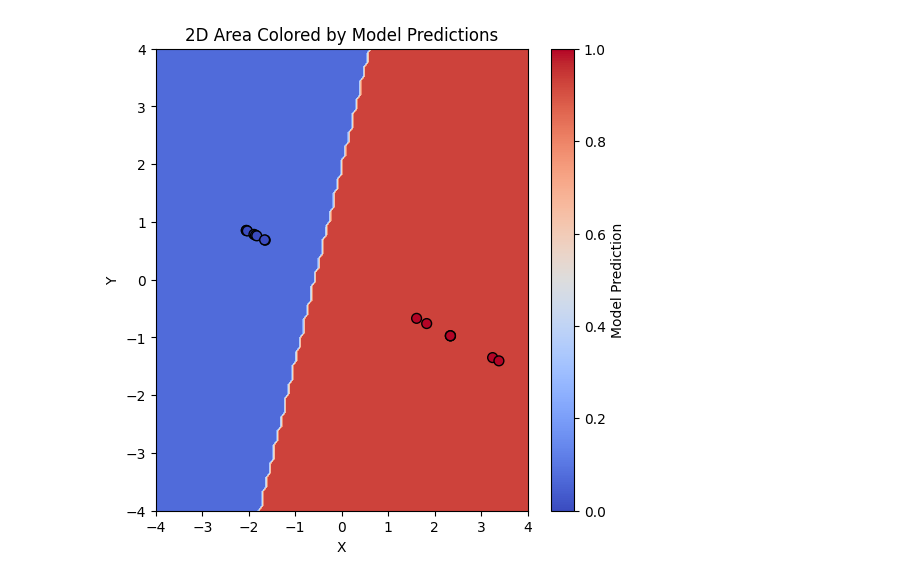
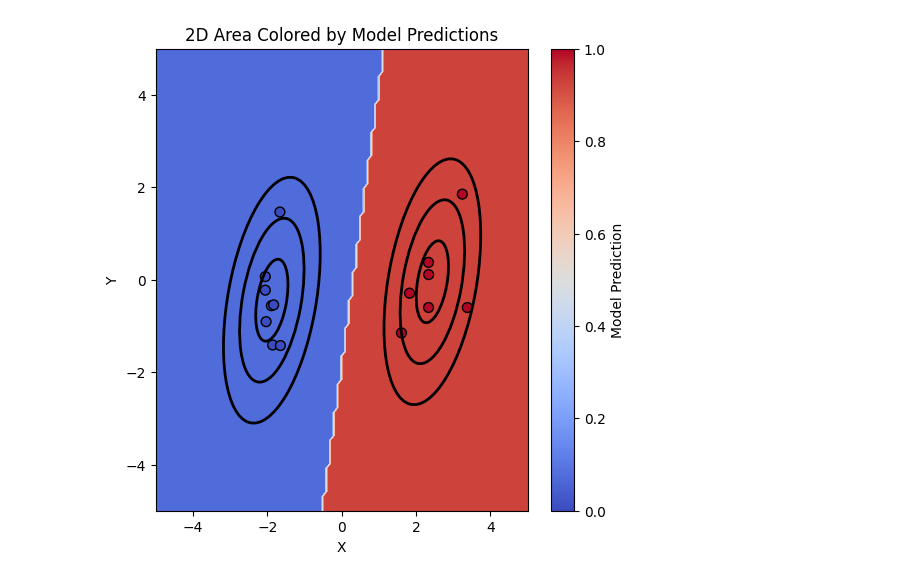
Before and after one commit to IlayeeSade/Learning-Algorithms-Implementations, a Jupyter notebook: Gaussian_Discriminative_Analysis.ipynb, the cells around one changed output. Drawn from its saved outputs; the diff is of its cells as text; code cells hidden in the pictures.

```diff
--- a/Gaussian_Discriminative_Analysis.ipynb
+++ b/Gaussian_Discriminative_Analysis.ipynb
@@ -55,33 +57,57 @@ class GDA:
 # %%
 # Generate a 2D linearly separable dataset
 x, y = make_classification(n_samples=15, n_features=2, n_informative=1,
-                           n_redundant=1, n_clusters_per_class=1, class_sep=2.0, random_state=42)
+                           n_redundant=0, n_clusters_per_class=1, class_sep=2.0, random_state=42)
 # %%
 GDA_model = GDA()
 GDA_model.fit(x, y)
+# %%
+def plot_covariance_ellipses(mean, cov, ax, **kwargs):
+    # Compute eigenvalues and eigenvectors of the covariance matrix
+    eigenvalues, eigenvectors = np.linalg.eigh(cov)
+
+    # Compute the angle of the ellipse in degrees
+    angle = np.degrees(np.arctan2(*eigenvectors[:, 0][::-1]))
+
+    for n_std in range(1, 4):  # Plot 1σ, 2σ, and 3σ ellipses
+        # Width and height of the ellipse are proportional to the square roots of eigenvalues
+        width, height = 2 * n_std * np.sqrt(eigenvalues)
+
+        # Create an ellipse patch
+        ellipse = Ellipse(mean, width, height, angle, edgecolor=kwargs.get('edgecolor', 'black'),
+                          facecolor='none', lw=kwargs.get('lw', 2), linestyle=kwargs.get('linestyle', '-'))
+
+        # Add the ellipse to the plot
+        ax.add_patch(ellipse)
 # %%
 def model_predict(x, y):
     arr = np.array([x, y])
     return GDA_model.predict(arr.reshape(2,-1).T)
 
 # Define the range of the 2D plot
-x_range = np.linspace(-4, 4, 100)
-y_range = np.linspace(-4, 4, 100)
+x_range = np.linspace(-5, 5, 100)
+y_range = np.linspace(-5, 5, 100)
 
 # Create a meshgrid for the x and y coordinates
 X, Y = np.meshgrid(x_range, y_range)
 
 # Get predictions for each (x, y) pair
 Z = model_predict(X, Y).reshape(100,100)
 
 # Create the plot
-plt.figure(figsize=(6, 6))
+fig, ax = plt.subplots(figsize=(6, 6))
 plt.contourf(X, Y, Z, cmap='coolwarm')
 plt.scatter(x[:, 0], x[:, 1], c=y, cmap='coolwarm', s=50, edgecolor='k')
 plt.colorbar(label='Model Prediction')
+
+# Now, assuming GDA_model has means_ and covariances_ attributes for each class
+for mean in GDA_model.mu:
+    # Plot the covariance ellipse for each Gaussian
+    plot_covariance_ellipses(mean, GDA_model.sigma, ax, edgecolor='black', facecolor='none', lw=2)
+
 plt.title('2D Area Colored by Model Predictions')
 plt.xlabel('X')
 plt.ylabel('Y')
 plt.show()
 # %% [output]
-[figure, old version]
+[figure, new version]
```
Also changed, not shown: parts of 1 cell of this notebook.
